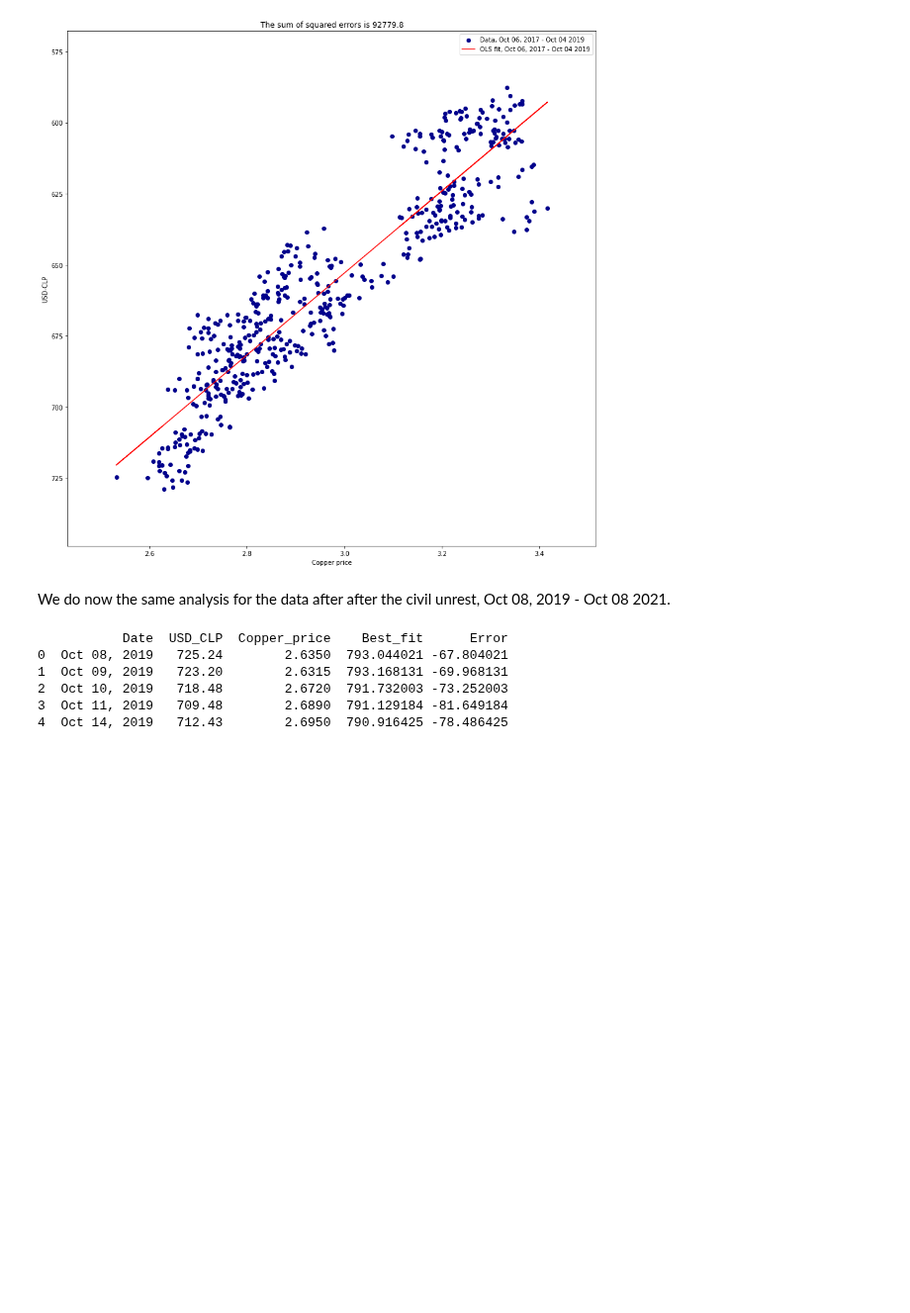
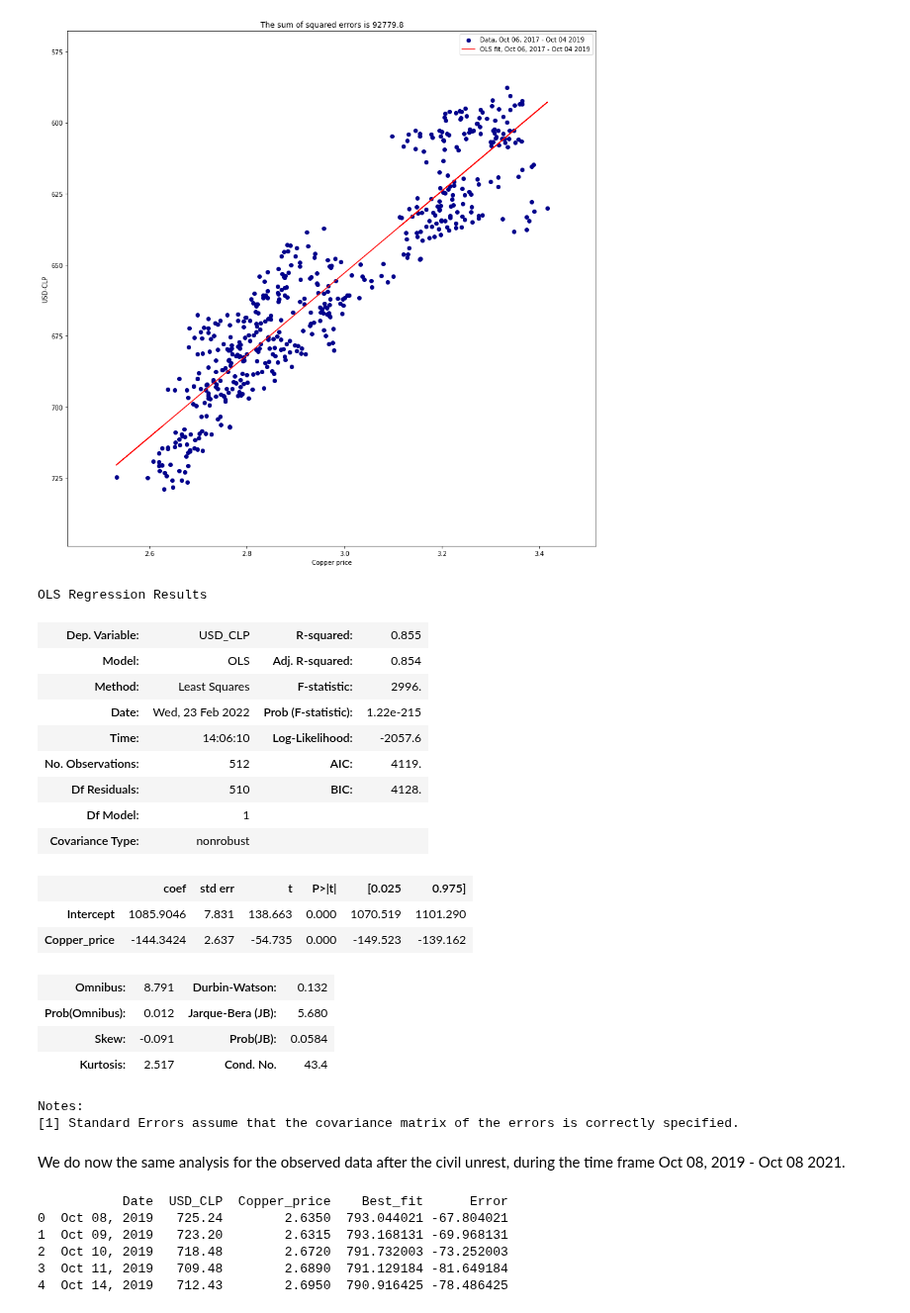
Before and after one commit to rtiedra/data-science, a Jupyter notebook: CLP_vs_Copper/CLP_vs_Copper.ipynb, the cells around one changed output. Shown at 99% size. Drawn from its saved outputs; the diff is of its cells as text; code cells hidden in the pictures; blank space fills up the shorter version.

```diff
--- a/CLP_vs_Copper/CLP_vs_Copper.ipynb
+++ b/CLP_vs_Copper/CLP_vs_Copper.ipynb
@@ -83,6 +83,31 @@ plt.legend()
 plt.show()
 # %% [output]
 [figure]
+# %%
+# We give with .summary() a summary of the performance of the model before the civil unrest.
+# Contains the p-value of 'Copper_price', the confidence interval and the coefficient of determination R-squared.
+
+fit_before.summary()
+# %% [output]
+OLS Regression Results
+| Dep. Variable: | USD_CLP | R-squared: | 0.855 |
+| Model: | OLS | Adj. R-squared: | 0.854 |
+| Method: | Least Squares | F-statistic: | 2996. |
+| Date: | Wed, 23 Feb 2022 | Prob (F-statistic): | 1.22e-215 |
+| Time: | 14:06:10 | Log-Likelihood: | -2057.6 |
+| No. Observations: | 512 | AIC: | 4119. |
+| Df Residuals: | 510 | BIC: | 4128. |
+| Df Model: | 1 |  |  |
+| Covariance Type: | nonrobust |  |  |
+|  | coef | std err | t | P>|t| | [0.025 | 0.975] |
+| Intercept | 1085.9046 | 7.831 | 138.663 | 0.000 | 1070.519 | 1101.290 |
+| Copper_price | -144.3424 | 2.637 | -54.735 | 0.000 | -149.523 | -139.162 |
+| Omnibus: | 8.791 | Durbin-Watson: | 0.132 |
+| Prob(Omnibus): | 0.012 | Jarque-Bera (JB): | 5.680 |
+| Skew: | -0.091 | Prob(JB): | 0.0584 |
+| Kurtosis: | 2.517 | Cond. No. | 43.4 |
+Notes:
+[1] Standard Errors assume that the covariance matrix of the errors is correctly specified.
 # %% [markdown]
-We do now the same analysis for the data after after the civil unrest, Oct 08, 2019 - Oct 08 2021.
+We do now the same analysis for the observed data after the civil unrest, during the time frame Oct 08, 2019 - Oct 08 2021.
 # %%
```
Also changed, not shown: parts of 13 cells of this notebook, 1 other file.
